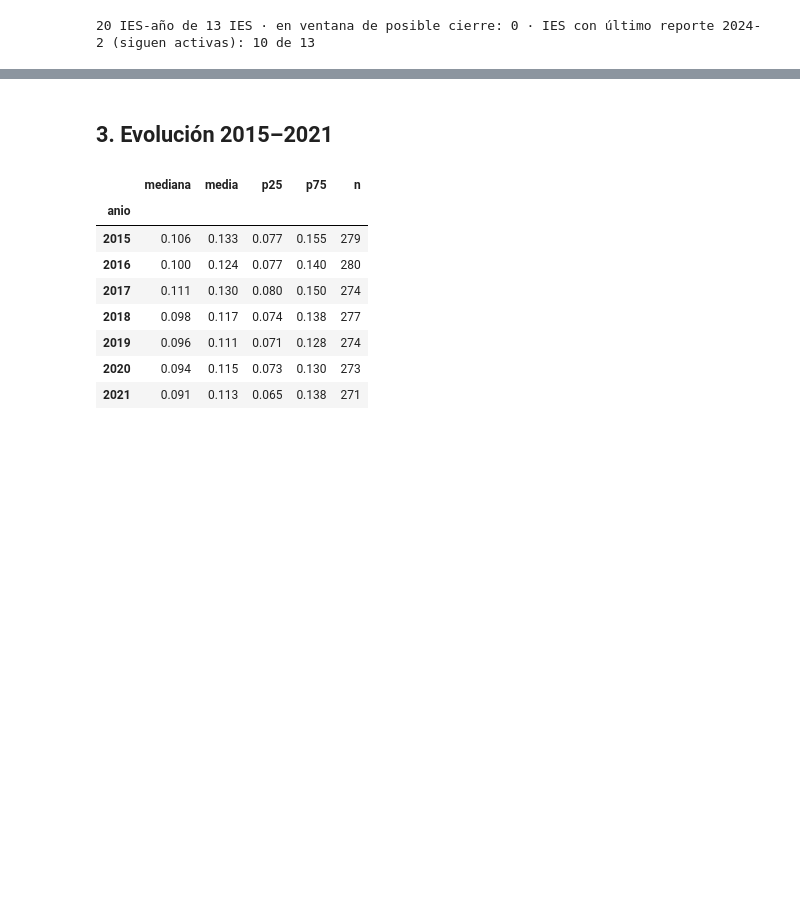
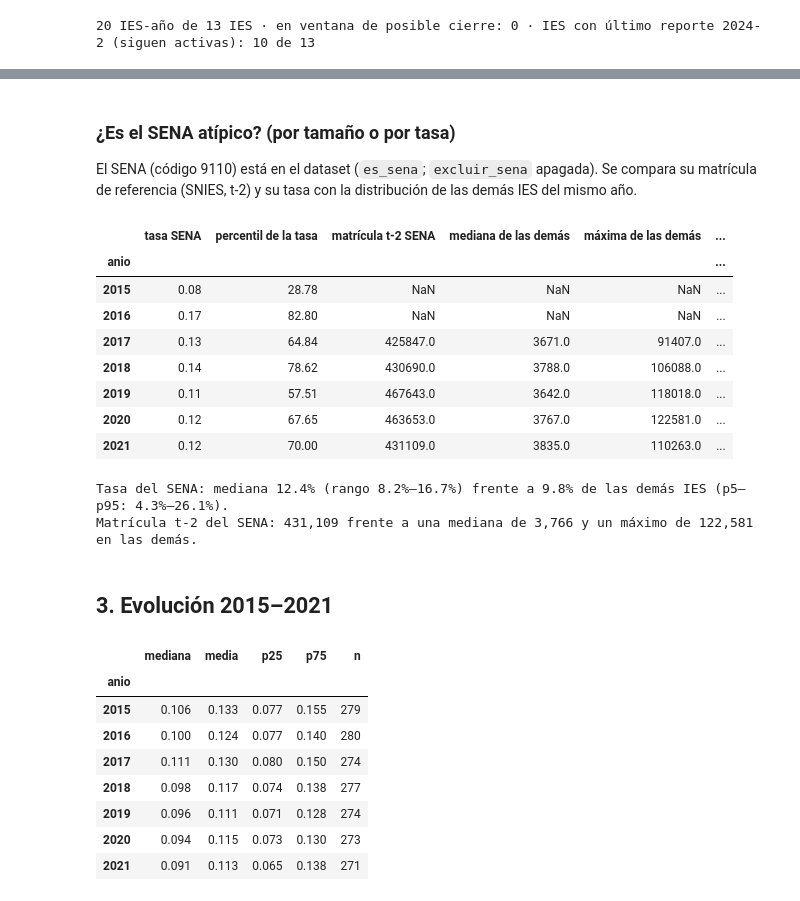
Before and after one commit to miguelmendez04/ProyectoAprendizajeAutomatico, a Jupyter notebook: notebooks/01_eda.ipynb, the cells around one changed output, grey strips where cells are left out. Drawn from its saved outputs; the diff is of its cells as text; code cells hidden in the pictures; blank space fills up the shorter version.

```diff
--- a/notebooks/01_eda.ipynb
+++ b/notebooks/01_eda.ipynb
@@ -290,3 +328,40 @@ Ratio SPADIES / SNIES en el dataset final (IES-año con ambos datos):
+# %% [markdown]
+### ¿Es el SENA atípico? (por tamaño o por tasa)
+
+El SENA (código 9110) está en el dataset (`es_sena`; `excluir_sena` apagada). Se compara su matrícula de referencia (SNIES, t-2) y su
+tasa con la distribución de las demás IES del mismo año.
+# %%
+sena = df[df["es_sena"]].copy()
+otras = df[~df["es_sena"]]
+filas = []
+for anio, g in sena.groupby("anio"):
+    resto = otras[otras["anio"] == anio]
+    mat = g["matriculados_ies_t2"].iloc[0]
+    filas.append({"anio": anio, "tasa SENA": g["tasa_desercion"].iloc[0],
+                  "percentil de la tasa": 100 * (resto["tasa_desercion"] < g["tasa_desercion"].iloc[0]).mean(),
+                  "matrícula t-2 SENA": mat,
+                  "mediana de las demás": resto["matriculados_ies_t2"].median(),
+                  "máxima de las demás": resto["matriculados_ies_t2"].max(),
+                  "veces la mediana": mat / resto["matriculados_ies_t2"].median() if pd.notna(mat) else np.nan,
+                  "veces la mayor otra IES": mat / resto["matriculados_ies_t2"].max() if pd.notna(mat) else np.nan})
+display(pd.DataFrame(filas).set_index("anio").round(2))
+tasa_sena, tasa_resto = sena["tasa_desercion"], otras["tasa_desercion"]
+print(f"Tasa del SENA: mediana {tasa_sena.median():.1%} (rango {tasa_sena.min():.1%}–{tasa_sena.max():.1%}) frente a {tasa_resto.median():.1%} "
+      f"de las demás IES (p5–p95: {tasa_resto.quantile(.05):.1%}–{tasa_resto.quantile(.95):.1%}).")
+print(f"Matrícula t-2 del SENA: {sena['matriculados_ies_t2'].median():,.0f} frente a una mediana de {otras['matriculados_ies_t2'].median():,.0f} "
+      f"y un máximo de {otras['matriculados_ies_t2'].max():,.0f} en las demás.")
+# %% [output]
+|  | tasa SENA | percentil de la tasa | matrícula t-2 SENA | mediana de las demás | máxima de las demás | ... |
+| anio |  |  |  |  |  | ... |
+| 2015 | 0.08 | 28.78 | NaN | NaN | NaN | ... |
+| 2016 | 0.17 | 82.80 | NaN | NaN | NaN | ... |
+| 2017 | 0.13 | 64.84 | 425847.0 | 3671.0 | 91407.0 | ... |
+| 2018 | 0.14 | 78.62 | 430690.0 | 3788.0 | 106088.0 | ... |
+| 2019 | 0.11 | 57.51 | 467643.0 | 3642.0 | 118018.0 | ... |
+| 2020 | 0.12 | 67.65 | 463653.0 | 3767.0 | 122581.0 | ... |
+| 2021 | 0.12 | 70.00 | 431109.0 | 3835.0 | 110263.0 | ... |
+Tasa del SENA: mediana 12.4% (rango 8.2%–16.7%) frente a 9.8% de las demás IES (p5–p95: 4.3%–26.1%).
+Matrícula t-2 del SENA: 431,109 frente a una mediana de 3,766 y un máximo de 122,581 en las demás.
 # %% [markdown]
 ## 3. Evolución 2015–2021
 # %%
```
Also changed, not shown: parts of 9 cells of this notebook, 13 other files.
